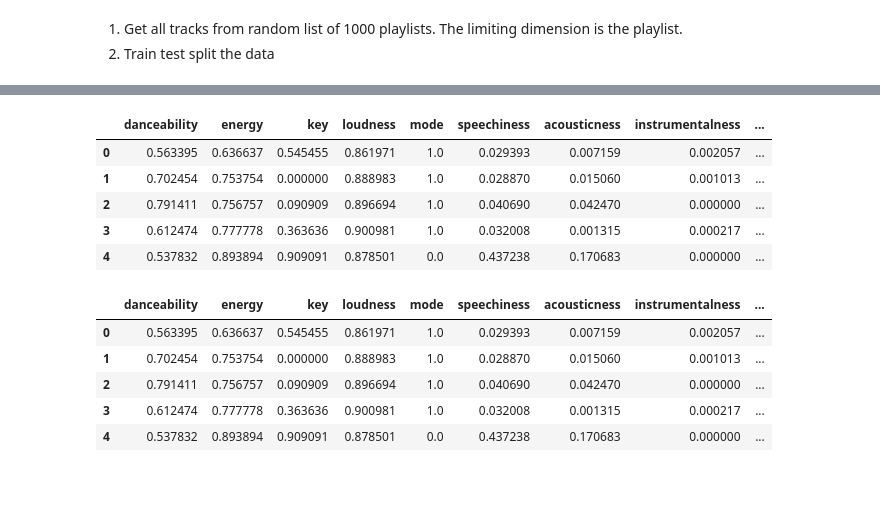
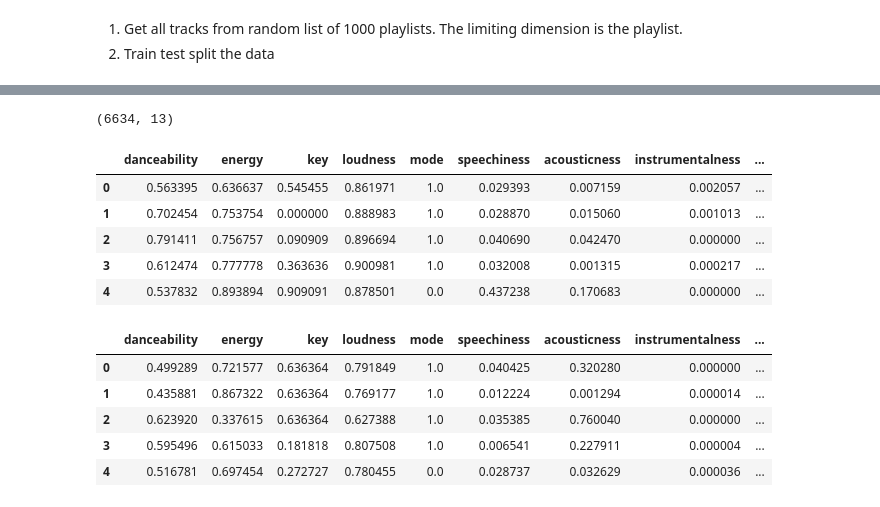
Before and after one commit to spotted-d/spotify-project, a Jupyter notebook: notebooks/emily_milestone_4.ipynb, the cells around one changed output, grey strips where cells are left out. Drawn from its saved outputs; the diff is of its cells as text; code cells hidden in the pictures.

Commit message:
Import Marks changes to startify by playlist ID

```diff
--- a/notebooks/emily_milestone_4.ipynb
+++ b/notebooks/emily_milestone_4.ipynb
@@ -156,10 +161,15 @@ playlist_one_hot_w_features = playlist_one_hot.merge(playlist_features, on="trac
 # %%
-y = playlist_one_hot_w_features[playlist_numbers]
-X = playlist_one_hot_w_features[['danceability', 'energy', 'key', 'loudness', 'mode', 'speechiness',
+y_train = playlist_train_one_hot_w_features[playlist_numbers]
+y_test = playlist_test_one_hot_w_features[playlist_numbers]
+X_train = playlist_train_one_hot_w_features[['danceability', 'energy', 'key', 'loudness', 'mode', 'speechiness',
+            'acousticness', 'instrumentalness', 'liveness', 'valence', 'tempo',
+            'duration_ms', 'time_signature']]
+X_test = playlist_test_one_hot_w_features[['danceability', 'energy', 'key', 'loudness', 'mode', 'speechiness',
             'acousticness', 'instrumentalness', 'liveness', 'valence', 'tempo',
             'duration_ms', 'time_signature']]
 
-print(X.shape)
-print(y.shape)
-X = X.fillna(-1) #if na then fill with -1
+print(X_train.shape)
+print(y_train.shape)
+X_test = X_test.fillna(-1) #if na then fill with -1
+X_train = X_train.fillna(-1) #if na then fill with -1
 # %% [output]
@@ -168,10 +178,6 @@ X = X.fillna(-1) #if na then fill with -1
 # %%
-# train test split
-X_train, X_test, y_train, y_test = train_test_split(X, y, train_size=0.8)
+# convert to np arrays
 X_train = np.array(X_train)
 X_test = np.array(X_test)
 y_train = np.array(y_train)
 y_test = np.array(y_test)
-
-print(y_train.shape)
-print(y_test.shape)
@@ -193,18 +192,0 @@ y_train_compressed.shape
-# %%
-ks = [2, 5, 7, 10]
-output = []
-playlists = range(0, len(playlist_numbers))
-
-total_loops = len(playlists) * len(ks)
-with tqdm_notebook(total=total_loops) as pbar:
-    for playlist in playlists:
-        for k in ks:
-            # https://towardsdatascience.com/building-a-k-nearest-neighbors-k-nn-model-with-scikit-learn-51209555453a
-#             print(f'''**************************************'''
-#                   f'''\nRunning kNN classification for k={k}''')
-            knn_cv = KNeighborsClassifier(n_neighbors=k, metric='euclidean')
-            cv_scores = cross_val_score(knn_cv, X_train, y_train[:, playlist], cv=5)
-            output.append({"k": k, "cv_scores_mean": np.mean(cv_scores), "playlist": playlist})
-#             print(f'''cv_scores: {cv_scores}''')
-#             print(f'''cv_scores mean: {np.mean(cv_scores)}''')
-            pbar.update(1)
@@ -311,37 +218,36 @@ def normalize_predictors(x_df, y_df, scaler):
 # %%
 # Normalize the data and get it into a dataframe formatting so I can see what I'm working with
 X_train_df = pd.DataFrame(X_train, columns=['danceability', 'energy', 'key', 'loudness', 'mode', 'speechiness',
             'acousticness', 'instrumentalness', 'liveness', 'valence', 'tempo',
             'duration_ms', 'time_signature'])
 
-X_test_df = pd.DataFrame(X_train, columns=['danceability', 'energy', 'key', 'loudness', 'mode', 'speechiness',
+X_test_df = pd.DataFrame(X_test, columns=['danceability', 'energy', 'key', 'loudness', 'mode', 'speechiness',
             'acousticness', 'instrumentalness', 'liveness', 'valence', 'tempo',
             'duration_ms', 'time_signature'])
 
 y_train_df = pd.DataFrame(y_train, columns=playlists)
 y_test_df = pd.DataFrame(y_test, columns=playlists)
+print(X_test_df.shape)
 
 scaler = MinMaxScaler().fit(X_train_df)
 X_train_df, y_train_df = normalize_predictors(X_train_df, y_train_df, scaler)
 
 display(X_train_df.head())
 
 # Now, we must also normalize our test values, using the scalar from the X_train
 X_test_df, y_test_df = normalize_predictors(X_test_df, y_test_df, scaler)
 display(X_test_df.head())
-
-for playlist in playlists:
-    grouped_playlists = X_train_df.where(y_train_df == y_train_df[playlist])
 # %% [output]
+(6634, 13)
 |  | danceability | energy | key | loudness | mode | speechiness | acousticness | instrumentalness | ... |
 | 0 | 0.563395 | 0.636637 | 0.545455 | 0.861971 | 1.0 | 0.029393 | 0.007159 | 0.002057 | ... |
 | 1 | 0.702454 | 0.753754 | 0.000000 | 0.888983 | 1.0 | 0.028870 | 0.015060 | 0.001013 | ... |
 | 2 | 0.791411 | 0.756757 | 0.090909 | 0.896694 | 1.0 | 0.040690 | 0.042470 | 0.000000 | ... |
 | 3 | 0.612474 | 0.777778 | 0.363636 | 0.900981 | 1.0 | 0.032008 | 0.001315 | 0.000217 | ... |
 | 4 | 0.537832 | 0.893894 | 0.909091 | 0.878501 | 0.0 | 0.437238 | 0.170683 | 0.000000 | ... |
 |  | danceability | energy | key | loudness | mode | speechiness | acousticness | instrumentalness | ... |
-| 0 | 0.563395 | 0.636637 | 0.545455 | 0.861971 | 1.0 | 0.029393 | 0.007159 | 0.002057 | ... |
-| 1 | 0.702454 | 0.753754 | 0.000000 | 0.888983 | 1.0 | 0.028870 | 0.015060 | 0.001013 | ... |
-| 2 | 0.791411 | 0.756757 | 0.090909 | 0.896694 | 1.0 | 0.040690 | 0.042470 | 0.000000 | ... |
-| 3 | 0.612474 | 0.777778 | 0.363636 | 0.900981 | 1.0 | 0.032008 | 0.001315 | 0.000217 | ... |
-| 4 | 0.537832 | 0.893894 | 0.909091 | 0.878501 | 0.0 | 0.437238 | 0.170683 | 0.000000 | ... |
+| 0 | 0.499289 | 0.721577 | 0.636364 | 0.791849 | 1.0 | 0.040425 | 0.320280 | 0.000000 | ... |
+| 1 | 0.435881 | 0.867322 | 0.636364 | 0.769177 | 1.0 | 0.012224 | 0.001294 | 0.000014 | ... |
+| 2 | 0.623920 | 0.337615 | 0.636364 | 0.627388 | 1.0 | 0.035385 | 0.760040 | 0.000000 | ... |
+| 3 | 0.595496 | 0.615033 | 0.181818 | 0.807508 | 1.0 | 0.006541 | 0.227911 | 0.000004 | ... |
+| 4 | 0.516781 | 0.697454 | 0.272727 | 0.780455 | 0.0 | 0.028737 | 0.032629 | 0.000036 | ... |
```
Also changed, not shown: parts of 22 cells of this notebook.
